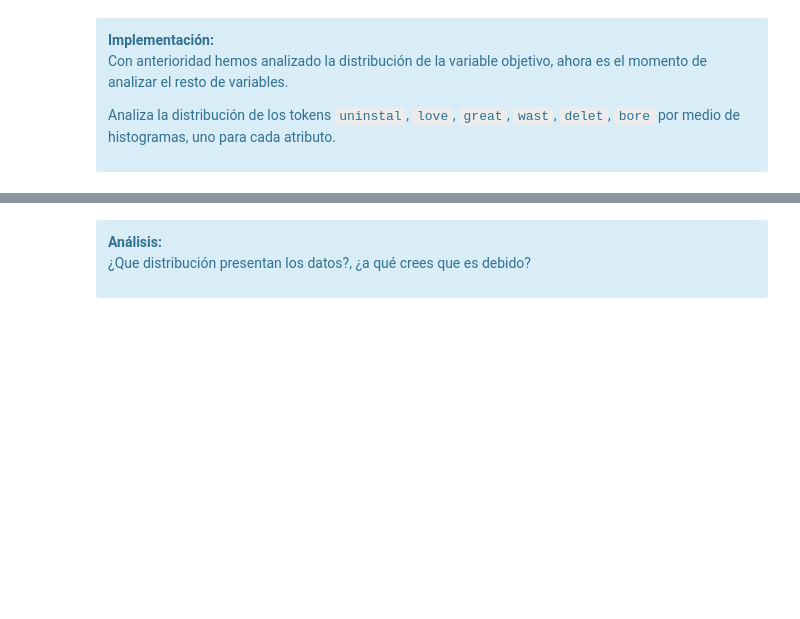
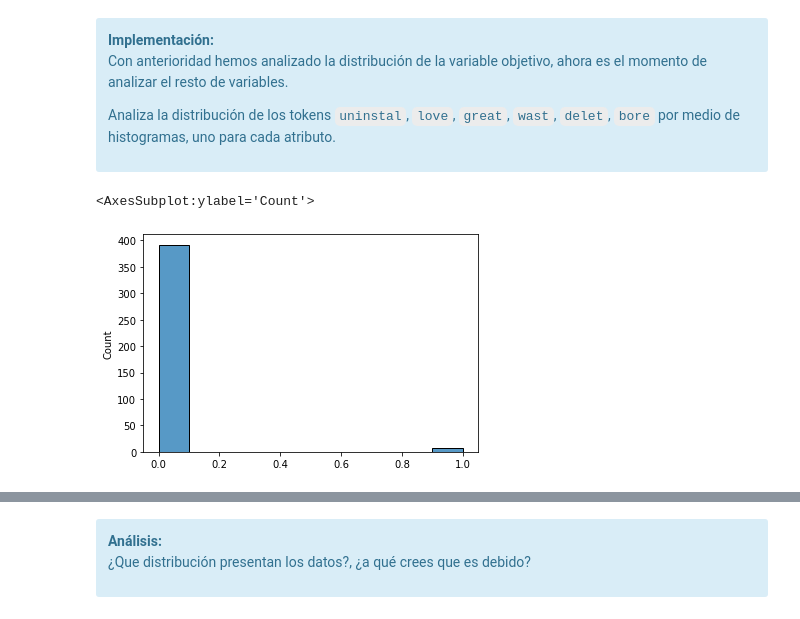
Before and after one commit to angelbujalance/MAME_PEC, a Jupyter notebook: 20221_M2.855_PEC3_Enunciado.ipynb, the cells around one changed output, grey strips where cells are left out. Cells and saved outputs as stored; diff of their text form; code cells hidden in the pictures; blank space fills up the shorter version.

```diff
--- a/20221_M2.855_PEC3_Enunciado.ipynb
+++ b/20221_M2.855_PEC3_Enunciado.ipynb
@@ -1148,3 +1148,10 @@ Con anterioridad hemos analizado la distribución de la variable objetivo, ahora
 
 Analiza la distribución de los tokens `uninstal`, `love`, `great`, `wast`, `delet`, `bore` por medio de histogramas, uno para cada atributo.
 </div>
+# %%
+# mediante el diccionario obtendremos el código del token para realizar el histograma.
+
+sns.histplot(X_train[vocabulary_dictionary2['uninstal']])
+# %% [output]
+<AxesSubplot:ylabel='Count'>
+[figure, added]
```
Also changed, not shown: parts of 7 cells of this notebook.
